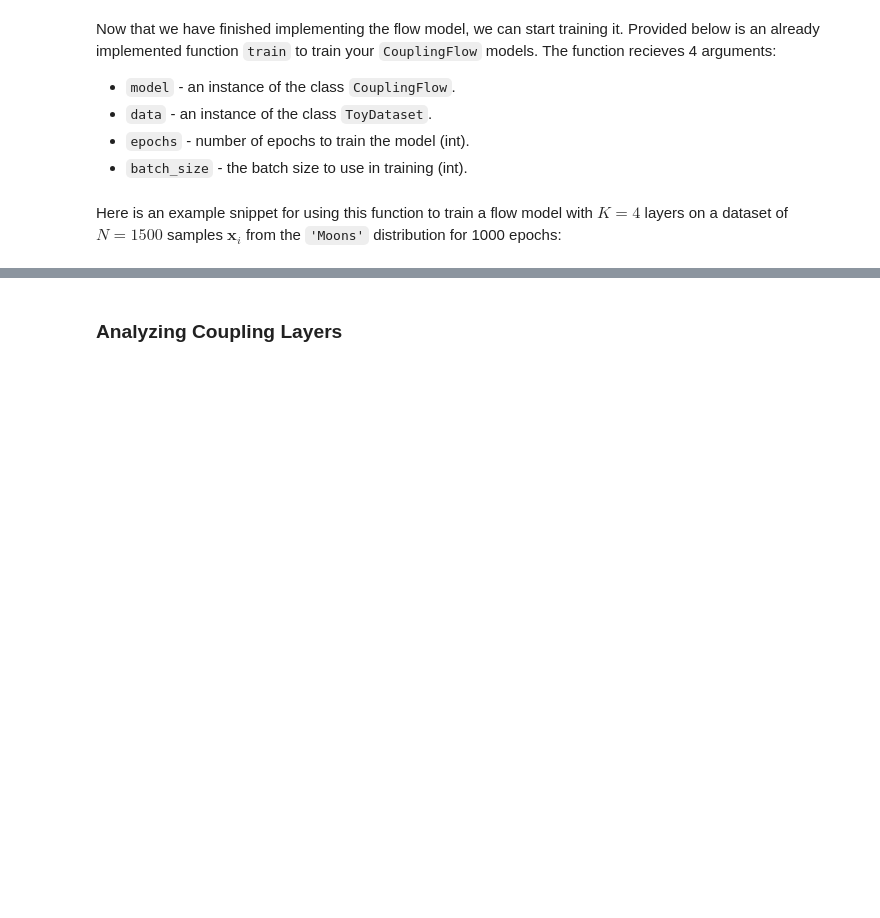
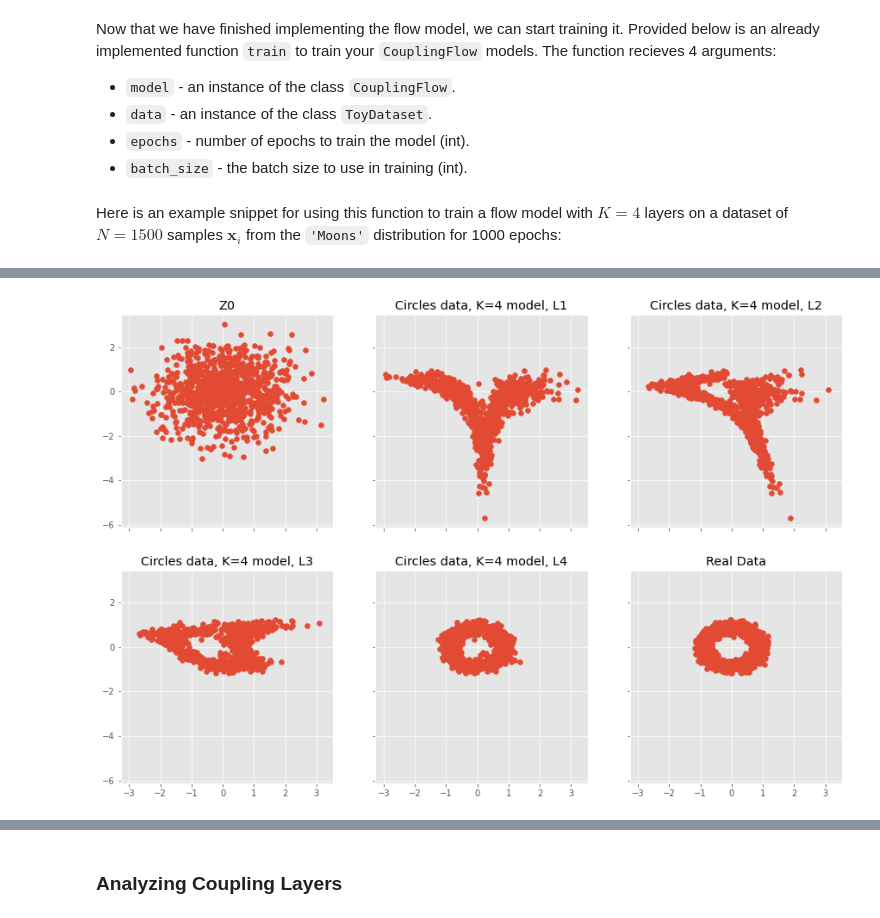
Before and after one commit to Hannibal96/Statistical-Methods-in-Image-Processing-EE-048954, a Jupyter notebook: HW1_Spring2022_KDE_NormalizingFlows.ipynb, the cells around one changed output, grey strips where cells are left out. Drawn from its saved outputs; the diff is of its cells as text; code cells hidden in the pictures; blank space fills up the shorter version.

```diff
--- a/HW1_Spring2022_KDE_NormalizingFlows.ipynb
+++ b/HW1_Spring2022_KDE_NormalizingFlows.ipynb
@@ -830,9 +694,0 @@ def plot_layers_probability(model, titles, plot_type='scatter', width=2, figsize
-# %%
-gen_model, train_loss, valid_loss, layer_samples = learn_n_results(name='Circles',
-                                                                   data_set=data_circles,
-                                                                   epochs=500, K=4, plot_supress=True)
-
-gen_model.eval()
-# plot
-loss_titles = ['Circles Train Loss', 'Circles Val Loss']
-layer_titles = ['Z0', 'L1', 'L2', 'L3', 'L4', 'Real']
@@ -936,0 +695,19 @@ plot_probability(gen_model, title='Gaussian Rot Output Estimated Probability Den
+# %%
+def plot_layers_output(model, real_data, num_samples=1000, prefix="", figsize=(15,10)):
+    layer_samples = model.sample_x_each_step(num_samples)
+
+    width = int((len(layer_samples))/2)+1
+
+    fig, ax = plt.subplots(2, width, sharex=True, sharey=True, figsize=figsize)
+
+    for idx, l_samples in enumerate(layer_samples):
+        ax[int(idx/width), idx % width].scatter(l_samples[:,0], l_samples[:,1])
+        if idx == 0:
+            title = "Z0"
+        else:
+            title = prefix+" L"+str(idx)
+        ax[int(idx/width), idx % width].set_title(title)
+
+    ax[1, width-1].scatter(real_data[:,0], real_data[:,1])
+    ax[1, width-1].set_title('Real Data')
+    plt.show()
@@ -936,0 +750,4 @@ plot_probability(gen_model, title='Gaussian Rot Output Estimated Probability Den
+# %%
+plot_layers_output(model=gen_model, real_data=data_circles.data, num_samples=1000, prefix=prefix)
+# %% [output]
+[figure, added]
```
Also changed, not shown: parts of 98 cells of this notebook.
